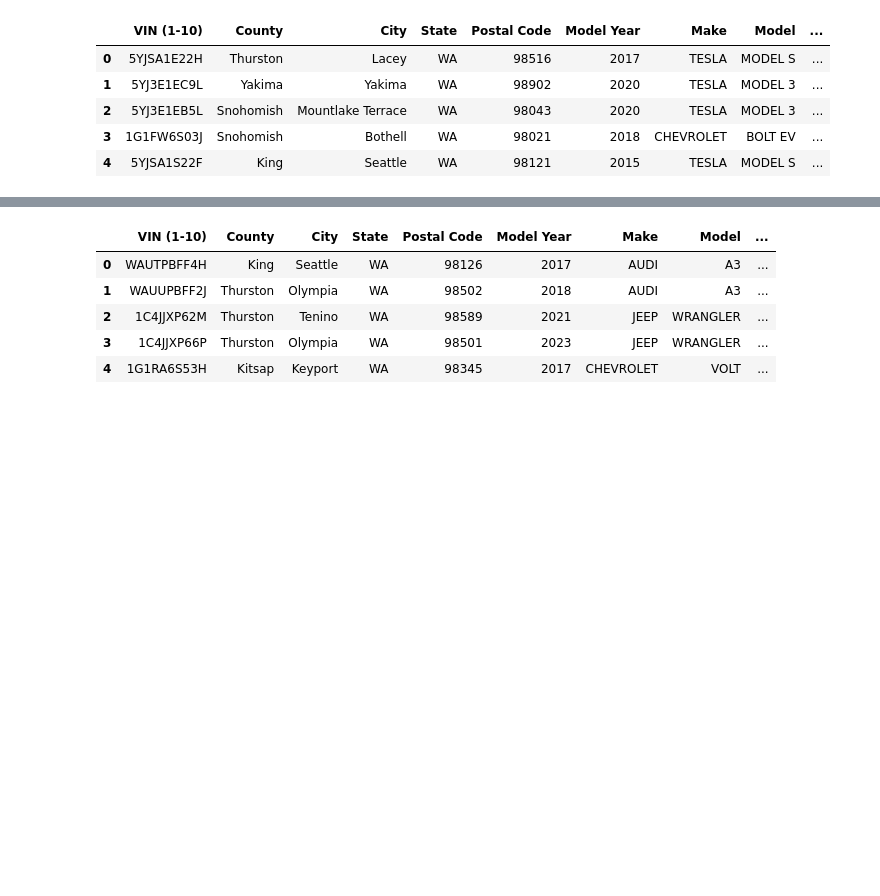
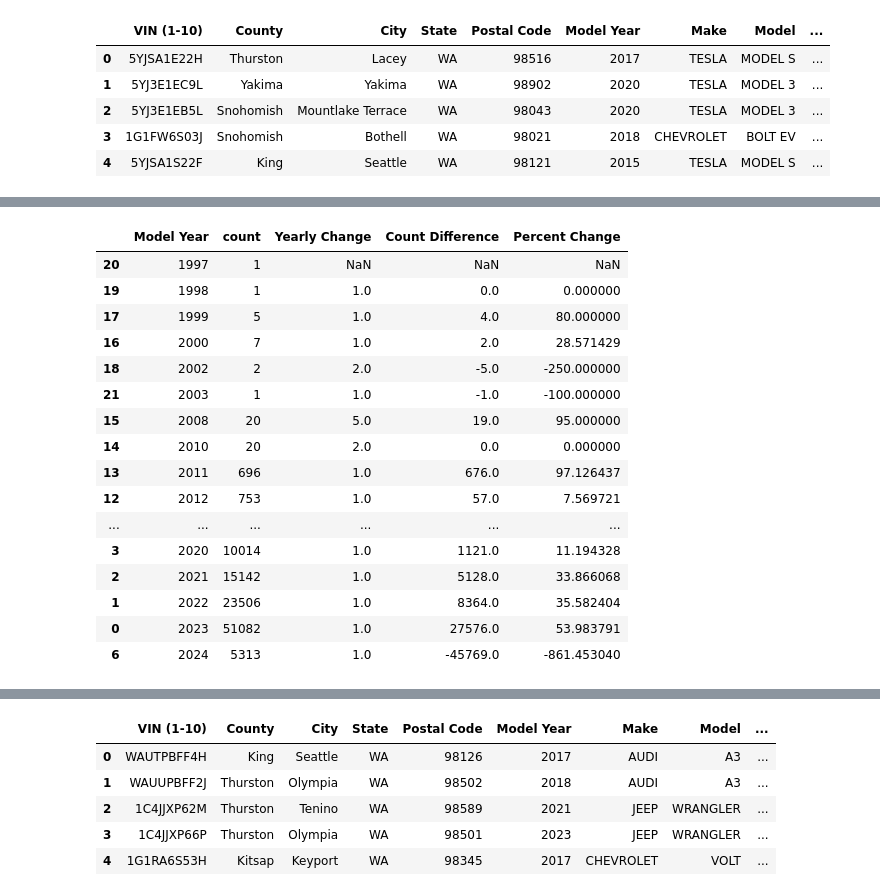
Before and after one commit to wrp94/project-1-group-02, a Jupyter notebook: ben_work/new_ben_work_model_year.ipynb, the cells around one changed output, grey strips where cells are left out. Cells and saved outputs as stored; diff of their text form; code cells hidden in the pictures; blank space fills up the shorter version.

```diff
--- a/ben_work/new_ben_work_model_year.ipynb
+++ b/ben_work/new_ben_work_model_year.ipynb
@@ -115,0 +217,33 @@ bev_df.head()
+# %%
+# # Sample DataFrame with Model Year and Count columns
+# data = {'Model Year': [1999, 2000, 2001, 2002],
+#         'Count': [5, 7, 6, 8]}
+# df = pd.DataFrame(data)
+
+# # Sort the DataFrame by Model Year
+# df = df.sort_values('Model Year')
+
+# Calculate the difference in counts between consecutive model years
+bev_counts_df['Count Difference'] = bev_counts_df['count'] - bev_counts_df['count'].shift(1)
+bev_counts_df['Percent Change'] = (bev_counts_df['Count Difference'] / bev_counts_df['count']) * 100
+
+# Print the updated DataFrame
+bev_counts_df
+# %% [output]
+|  | Model Year | count | Yearly Change | Count Difference | Percent Change |
+| 20 | 1997 | 1 | NaN | NaN | NaN |
+| 19 | 1998 | 1 | 1.0 | 0.0 | 0.000000 |
+| 17 | 1999 | 5 | 1.0 | 4.0 | 80.000000 |
+| 16 | 2000 | 7 | 1.0 | 2.0 | 28.571429 |
+| 18 | 2002 | 2 | 2.0 | -5.0 | -250.000000 |
+| 21 | 2003 | 1 | 1.0 | -1.0 | -100.000000 |
+| 15 | 2008 | 20 | 5.0 | 19.0 | 95.000000 |
+| 14 | 2010 | 20 | 2.0 | 0.0 | 0.000000 |
+| 13 | 2011 | 696 | 1.0 | 676.0 | 97.126437 |
+| 12 | 2012 | 753 | 1.0 | 57.0 | 7.569721 |
+| ... | ... | ... | ... | ... | ... |
+| 3 | 2020 | 10014 | 1.0 | 1121.0 | 11.194328 |
+| 2 | 2021 | 15142 | 1.0 | 5128.0 | 33.866068 |
+| 1 | 2022 | 23506 | 1.0 | 8364.0 | 35.582404 |
+| 0 | 2023 | 51082 | 1.0 | 27576.0 | 53.983791 |
+| 6 | 2024 | 5313 | 1.0 | -45769.0 | -861.453040 |
```
Also changed, not shown: parts of 12 cells of this notebook, 1 other file.
